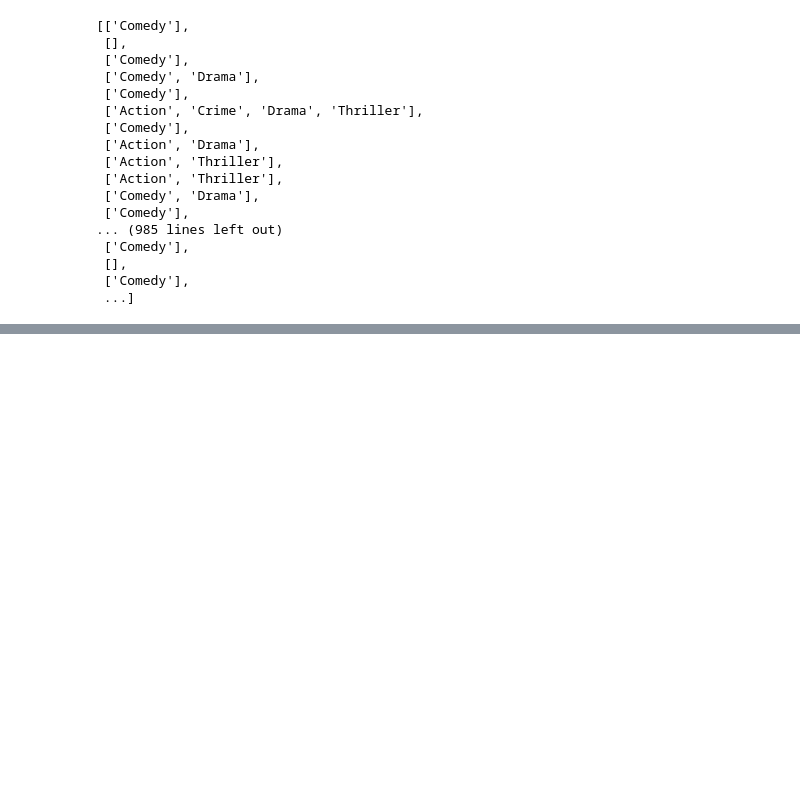
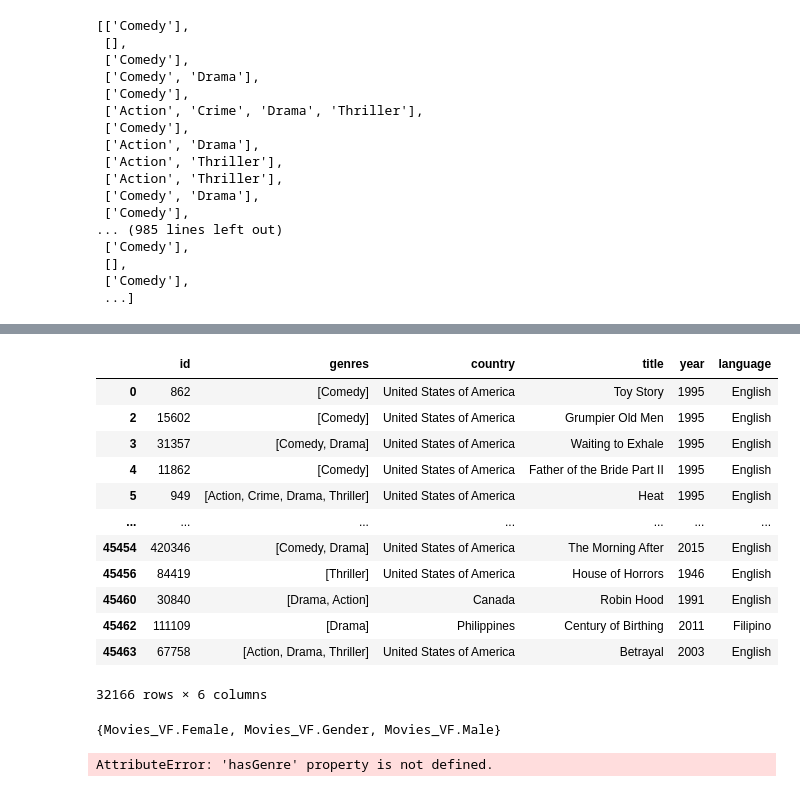
Before and after one commit to AurelieMrtn/RDF-SPARQL-app, a Jupyter notebook: Projet/Projet-mardown.ipynb, the cells around one changed output, grey strips where cells are left out. Cells and saved outputs as stored; diff of their text form; code cells hidden in the pictures; blank space fills up the shorter version.

```diff
--- a/Projet/Projet-mardown.ipynb
+++ b/Projet/Projet-mardown.ipynb
@@ -175,0 +173,23 @@ import json
+# %%
+import ast
+
+mov['production_countries'] = mov['production_countries'].apply(lambda x: ast.literal_eval(x))
+mov['production_countries'] = mov['production_countries'].apply(lambda x: x[0]['name'] if len(x) > 0 else None)
+
+mov = mov.dropna(subset=['production_countries'])
+mov = mov.rename(columns={'production_countries': 'country'})
+mov
+# %% [output]
+|  | id | genres | country | title | year | language |
+| 0 | 862 | [Comedy] | United States of America | Toy Story | 1995 | English |
+| 2 | 15602 | [Comedy] | United States of America | Grumpier Old Men | 1995 | English |
+| 3 | 31357 | [Comedy, Drama] | United States of America | Waiting to Exhale | 1995 | English |
+| 4 | 11862 | [Comedy] | United States of America | Father of the Bride Part II | 1995 | English |
+| 5 | 949 | [Action, Crime, Drama, Thriller] | United States of America | Heat | 1995 | English |
+| ... | ... | ... | ... | ... | ... | ... |
+| 45454 | 420346 | [Comedy, Drama] | United States of America | The Morning After | 2015 | English |
+| 45456 | 84419 | [Thriller] | United States of America | House of Horrors | 1946 | English |
+| 45460 | 30840 | [Drama, Action] | Canada | Robin Hood | 1991 | English |
+| 45462 | 111109 | [Drama] | Philippines | Century of Birthing | 2011 | Filipino |
+| 45463 | 67758 | [Action, Drama, Thriller] | United States of America | Betrayal | 2003 | English |
+32166 rows × 6 columns
@@ -175,0 +198,53 @@ import json
+# %%
+from owlready2 import *
+import pandas as pd
+
+# Load the ontology
+onto = get_ontology("Movies_VF.owl").load()
+
+movie_class = onto.Gender
+
+# Print the class hierarchy and properties
+#print(movie_class.ancestors())
+print(movie_class.descendants())
+print(movie_class.hasGenre)
+print(movie_class.hasCountry)
+print(movie_class.hasTitle)
+print(movie_class.hasYear)
+print(movie_class.hasLanguage)
+
+# Define the classes in the ontology
+class Genre(Thing):
+    ontology = onto
+
+class Country(Thing):
+    ontology = onto
+
+class Movie(Thing):
+    ontology = onto
+    hasGenre = [Genre]
+    hasCountry = [Country]
+    hasTitle = [str]
+    hasYear = [int]
+    hasLanguage = [str]
+
+df = pd.read_csv('mov.csv')
+
+# Loop through the rows of the CSV file and create instances of the Movie class
+for index, row in df.iterrows():
+    # Create instances of the Genre and Country classes
+    genres = [Genre(name=g.strip()) for g in row['genres'].strip("[]").split(",")]
+    country = Country(name=row['country'])
+
+    # Create an instance of the Movie class and add the genres, country, and other properties
+    movie = Movie(name=row['title'].strip())
+    movie.hasGenre = genres
+    movie.hasCountry = [country]
+    movie.hasYear = [int(row['year'])]
+    movie.hasLanguage = [row['language']]
+
+    # Add the instance to the ontology
+onto.save()
+# %% [output]
+{Movies_VF.Female, Movies_VF.Gender, Movies_VF.Male}
+AttributeError: 'hasGenre' property is not defined.
```
Also changed, not shown: parts of 4 cells of this notebook, 2 other files.
